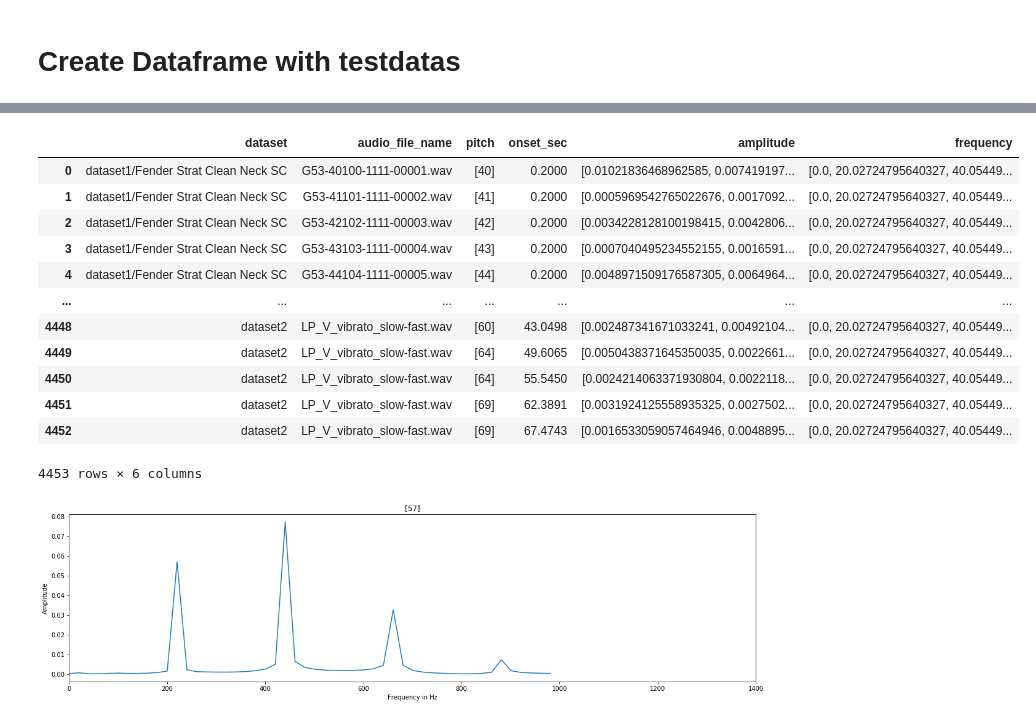
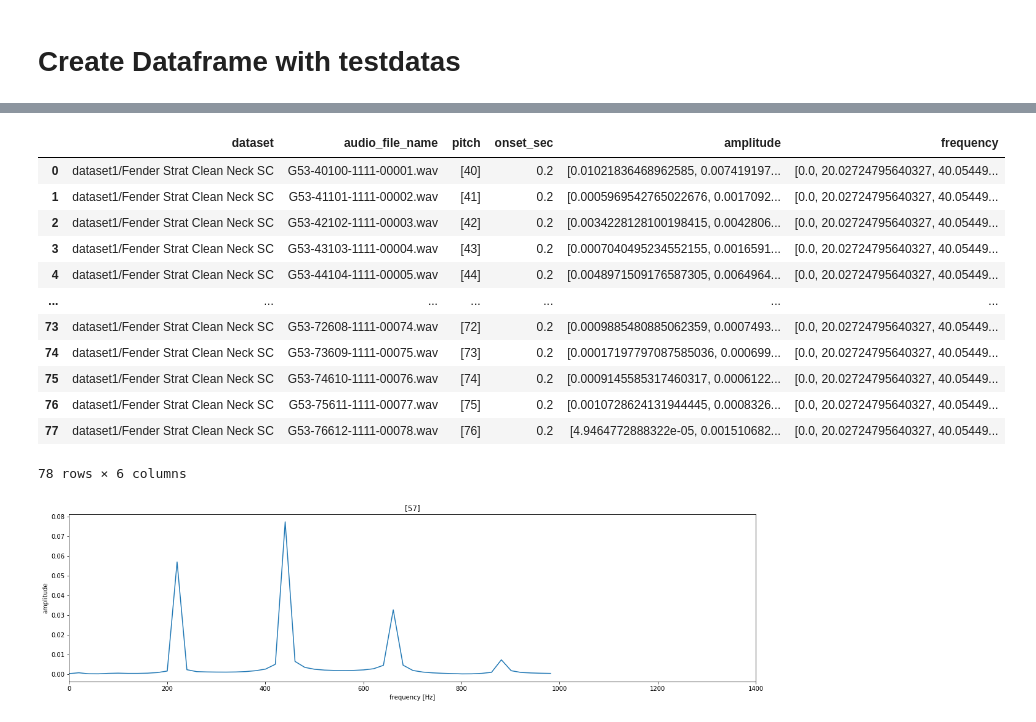
Before and after one commit to deiruch/AMt, a Jupyter notebook: AMt.ipynb, the cells around one changed output, grey strips where cells are left out. Saved outputs shown, nothing was run; the diff lists cells and outputs as text; code cells hidden in the pictures.

```diff
--- a/AMt.ipynb
+++ b/AMt.ipynb
@@ -15,6 +15,7 @@ from plot_function import *
 offset_sec = 0.01
 duration_sec = 0.05
 sampl_fac = 1
+num_data_points = 50
 
 # Create empty Dataframe
 df_cols = ['dataset', 'audio_file_name', 'pitch', 'onset_sec', 'amplitude', 'frequency']
@@ -49,8 +49,8 @@ path_testdata = [
     path_main + 'dataset1/Ibanez Power Strat Clean Neck HU/',
     path_main + 'dataset2/']
 
-for path in path_testdata:
-    df_act = read_xml_to_df(path, df_cols, offset_sec, duration_sec, sampl_fac)
+for path in path_testdata[:1]:
+    df_act = read_xml_to_df(path, df_cols, offset_sec, duration_sec, sampl_fac, num_data_points)
     df_test = df_test.append(df_act, ignore_index=True)
 df_test
 # %% [output]
@@ -59,16 +58,16 @@ Wall time: 14.8 s
 |  | dataset | audio_file_name | pitch | onset_sec | amplitude | frequency |
-| 0 | dataset1/Fender Strat Clean Neck SC | G53-40100-1111-00001.wav | [40] | 0.2000 | [0.01021836468962585, 0.007419197... | [0.0, 20.02724795640327, 40.05449... |
-| 1 | dataset1/Fender Strat Clean Neck SC | G53-41101-1111-00002.wav | [41] | 0.2000 | [0.0005969542765022676, 0.0017092... | [0.0, 20.02724795640327, 40.05449... |
-| 2 | dataset1/Fender Strat Clean Neck SC | G53-42102-1111-00003.wav | [42] | 0.2000 | [0.0034228128100198415, 0.0042806... | [0.0, 20.02724795640327, 40.05449... |
-| 3 | dataset1/Fender Strat Clean Neck SC | G53-43103-1111-00004.wav | [43] | 0.2000 | [0.0007040495234552155, 0.0016591... | [0.0, 20.02724795640327, 40.05449... |
-| 4 | dataset1/Fender Strat Clean Neck SC | G53-44104-1111-00005.wav | [44] | 0.2000 | [0.0048971509176587305, 0.0064964... | [0.0, 20.02724795640327, 40.05449... |
+| 0 | dataset1/Fender Strat Clean Neck SC | G53-40100-1111-00001.wav | [40] | 0.2 | [0.01021836468962585, 0.007419197... | [0.0, 20.02724795640327, 40.05449... |
+| 1 | dataset1/Fender Strat Clean Neck SC | G53-41101-1111-00002.wav | [41] | 0.2 | [0.0005969542765022676, 0.0017092... | [0.0, 20.02724795640327, 40.05449... |
+| 2 | dataset1/Fender Strat Clean Neck SC | G53-42102-1111-00003.wav | [42] | 0.2 | [0.0034228128100198415, 0.0042806... | [0.0, 20.02724795640327, 40.05449... |
+| 3 | dataset1/Fender Strat Clean Neck SC | G53-43103-1111-00004.wav | [43] | 0.2 | [0.0007040495234552155, 0.0016591... | [0.0, 20.02724795640327, 40.05449... |
+| 4 | dataset1/Fender Strat Clean Neck SC | G53-44104-1111-00005.wav | [44] | 0.2 | [0.0048971509176587305, 0.0064964... | [0.0, 20.02724795640327, 40.05449... |
 | ... | ... | ... | ... | ... | ... | ... |
-| 4448 | dataset2 | LP_V_vibrato_slow-fast.wav | [60] | 43.0498 | [0.002487341671033241, 0.00492104... | [0.0, 20.02724795640327, 40.05449... |
-| 4449 | dataset2 | LP_V_vibrato_slow-fast.wav | [64] | 49.6065 | [0.0050438371645350035, 0.0022661... | [0.0, 20.02724795640327, 40.05449... |
-| 4450 | dataset2 | LP_V_vibrato_slow-fast.wav | [64] | 55.5450 | [0.0024214063371930804, 0.0022118... | [0.0, 20.02724795640327, 40.05449... |
-| 4451 | dataset2 | LP_V_vibrato_slow-fast.wav | [69] | 62.3891 | [0.0031924125558935325, 0.0027502... | [0.0, 20.02724795640327, 40.05449... |
-| 4452 | dataset2 | LP_V_vibrato_slow-fast.wav | [69] | 67.4743 | [0.0016533059057464946, 0.0048895... | [0.0, 20.02724795640327, 40.05449... |
+| 73 | dataset1/Fender Strat Clean Neck SC | G53-72608-1111-00074.wav | [72] | 0.2 | [0.0009885480885062359, 0.0007493... | [0.0, 20.02724795640327, 40.05449... |
+| 74 | dataset1/Fender Strat Clean Neck SC | G53-73609-1111-00075.wav | [73] | 0.2 | [0.00017197797087585036, 0.000699... | [0.0, 20.02724795640327, 40.05449... |
+| 75 | dataset1/Fender Strat Clean Neck SC | G53-74610-1111-00076.wav | [74] | 0.2 | [0.0009145585317460317, 0.0006122... | [0.0, 20.02724795640327, 40.05449... |
+| 76 | dataset1/Fender Strat Clean Neck SC | G53-75611-1111-00077.wav | [75] | 0.2 | [0.0010728624131944445, 0.0008326... | [0.0, 20.02724795640327, 40.05449... |
+| 77 | dataset1/Fender Strat Clean Neck SC | G53-76612-1111-00078.wav | [76] | 0.2 | [4.9464772888322e-05, 0.001510682... | [0.0, 20.02724795640327, 40.05449... |
-4453 rows × 6 columns
+78 rows × 6 columns
 # %%
 pitch = 36
 plot_freq_domain(df_test.frequency[pitch], df_test.amplitude[pitch], df_test.pitch[pitch])
```
Also changed, not shown: parts of 40 cells of this notebook, 2 other files.
